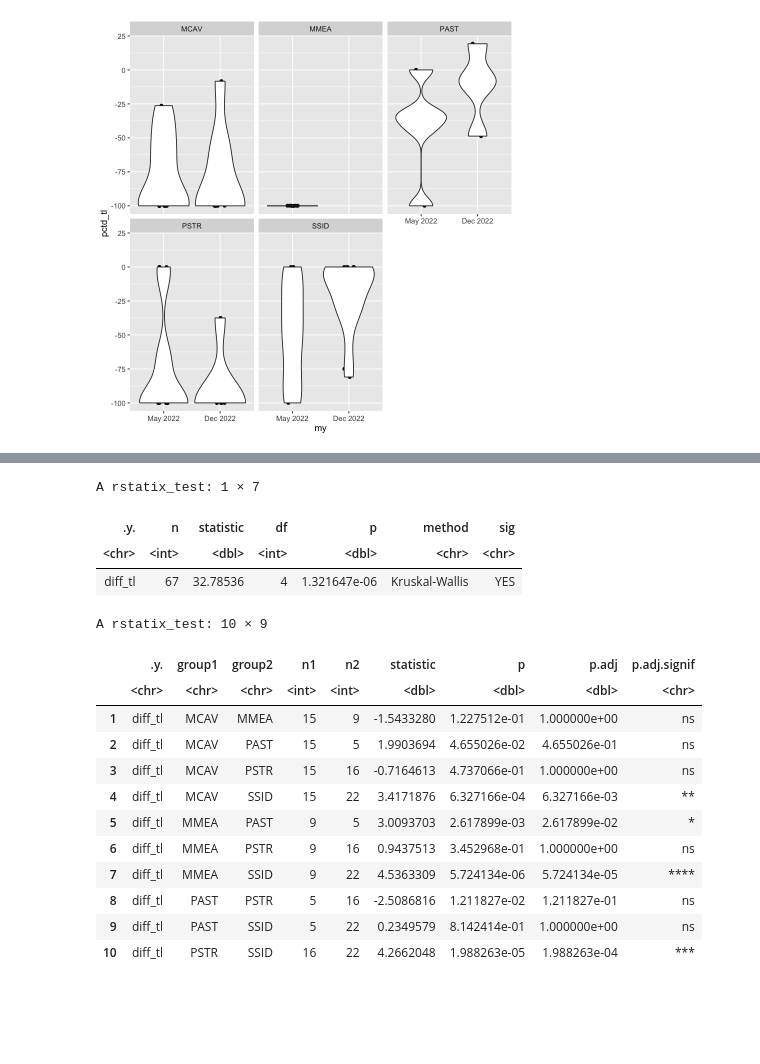
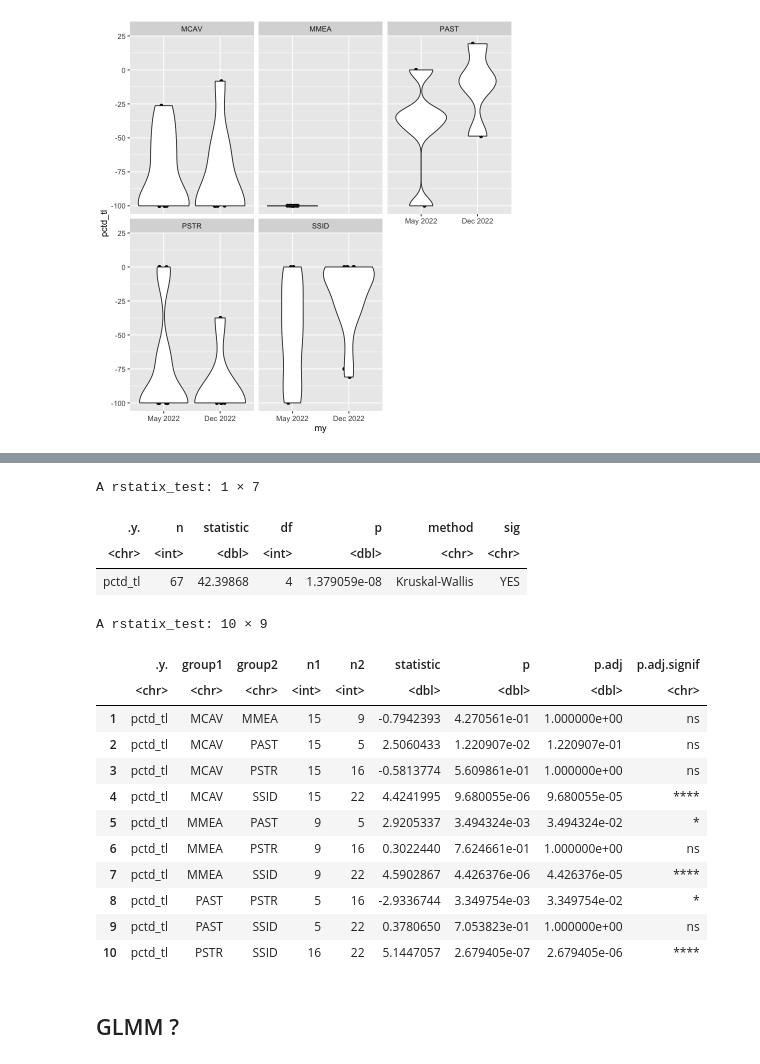
Before and after one commit to brookewicz/Code_notebook, a Jupyter notebook: sctld_tl/tl.ipynb, the cells around one changed output, grey strips where cells are left out. Saved outputs shown, nothing was run; the diff lists cells and outputs as text; code cells hidden in the pictures; blank space fills up the shorter version.

```diff
--- a/sctld_tl/tl.ipynb
+++ b/sctld_tl/tl.ipynb
@@ -605,7 +663,10 @@ total_long<-total_tl %>%
     select(colony_id, Species, timepoint, tissue) %>%
     pivot_wider(names_from = timepoint,
                 values_from = tissue) %>%
-    mutate(diff_tl = Last - First) %>%
+    # total tissue loss over whole time period for each colony
+    # and pct diff TL over whole time period for each colony
+    mutate(diff_tl = Last - First,
+          pctd_tl = (Last-First)/First*100) %>%
     filter(!(is.na(diff_tl))) # some colonies that were tagged in dec 2022 end up w/ na
 head(total_long)
 # %% [output]
@@ -627,26 +688,26 @@ total_long<-total_long %>%
 # %%
 # compare spp total tl
 total_long %>%
-    kruskal_test(diff_tl ~ Species) %>%
+    kruskal_test(pctd_tl ~ Species) %>%
     mutate(sig = if_else(p<0.05,'YES','NO'))
 
 total_long %>%
-  dunn_test(diff_tl ~ Species, p.adjust.method = "bonferroni")
+  dunn_test(pctd_tl ~ Species, p.adjust.method = "bonferroni")
 # %% [output]
 A rstatix_test: 1 × 7
 | .y. | n | statistic | df | p | method | sig |
 | <chr> | <int> | <dbl> | <int> | <dbl> | <chr> | <chr> |
-| diff_tl | 67 | 32.78536 | 4 | 1.321647e-06 | Kruskal-Wallis | YES |
+| pctd_tl | 67 | 42.39868 | 4 | 1.379059e-08 | Kruskal-Wallis | YES |
 A rstatix_test: 10 × 9
 |  | .y. | group1 | group2 | n1 | n2 | statistic | p | p.adj | p.adj.signif |
 |  | <chr> | <chr> | <chr> | <int> | <int> | <dbl> | <dbl> | <dbl> | <chr> |
-| 1 | diff_tl | MCAV | MMEA | 15 | 9 | -1.5433280 | 1.227512e-01 | 1.000000e+00 | ns |
-| 2 | diff_tl | MCAV | PAST | 15 | 5 | 1.9903694 | 4.655026e-02 | 4.655026e-01 | ns |
-| 3 | diff_tl | MCAV | PSTR | 15 | 16 | -0.7164613 | 4.737066e-01 | 1.000000e+00 | ns |
-| 4 | diff_tl | MCAV | SSID | 15 | 22 | 3.4171876 | 6.327166e-04 | 6.327166e-03 | ** |
-| 5 | diff_tl | MMEA | PAST | 9 | 5 | 3.0093703 | 2.617899e-03 | 2.617899e-02 | * |
-| 6 | diff_tl | MMEA | PSTR | 9 | 16 | 0.9437513 | 3.452968e-01 | 1.000000e+00 | ns |
-| 7 | diff_tl | MMEA | SSID | 9 | 22 | 4.5363309 | 5.724134e-06 | 5.724134e-05 | **** |
-| 8 | diff_tl | PAST | PSTR | 5 | 16 | -2.5086816 | 1.211827e-02 | 1.211827e-01 | ns |
-| 9 | diff_tl | PAST | SSID | 5 | 22 | 0.2349579 | 8.142414e-01 | 1.000000e+00 | ns |
-| 10 | diff_tl | PSTR | SSID | 16 | 22 | 4.2662048 | 1.988263e-05 | 1.988263e-04 | *** |
+| 1 | pctd_tl | MCAV | MMEA | 15 | 9 | -0.7942393 | 4.270561e-01 | 1.000000e+00 | ns |
+| 2 | pctd_tl | MCAV | PAST | 15 | 5 | 2.5060433 | 1.220907e-02 | 1.220907e-01 | ns |
+| 3 | pctd_tl | MCAV | PSTR | 15 | 16 | -0.5813774 | 5.609861e-01 | 1.000000e+00 | ns |
+| 4 | pctd_tl | MCAV | SSID | 15 | 22 | 4.4241995 | 9.680055e-06 | 9.680055e-05 | **** |
+| 5 | pctd_tl | MMEA | PAST | 9 | 5 | 2.9205337 | 3.494324e-03 | 3.494324e-02 | * |
+| 6 | pctd_tl | MMEA | PSTR | 9 | 16 | 0.3022440 | 7.624661e-01 | 1.000000e+00 | ns |
+| 7 | pctd_tl | MMEA | SSID | 9 | 22 | 4.5902867 | 4.426376e-06 | 4.426376e-05 | **** |
+| 8 | pctd_tl | PAST | PSTR | 5 | 16 | -2.9336744 | 3.349754e-03 | 3.349754e-02 | * |
+| 9 | pctd_tl | PAST | SSID | 5 | 22 | 0.3780650 | 7.053823e-01 | 1.000000e+00 | ns |
+| 10 | pctd_tl | PSTR | SSID | 16 | 22 | 5.1447057 | 2.679405e-07 | 2.679405e-06 | **** |
@@ -652,0 +719,2 @@ A rstatix_test: 10 × 9
+# %% [markdown]
+## GLMM ?
```
Also changed, not shown: parts of 20 cells of this notebook.
